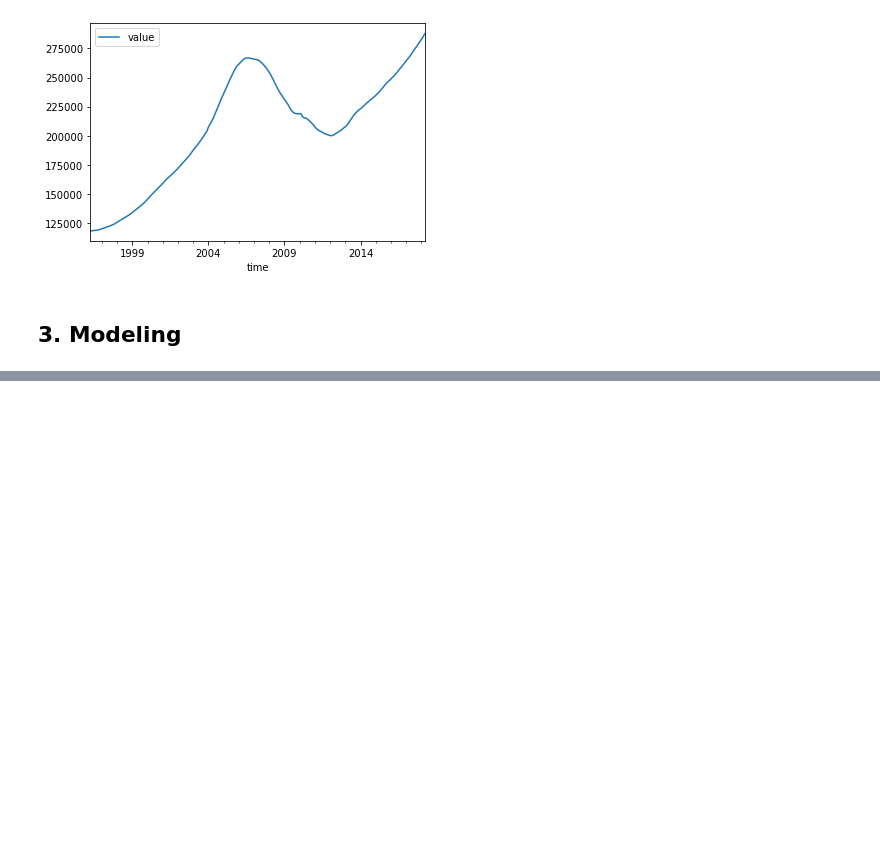
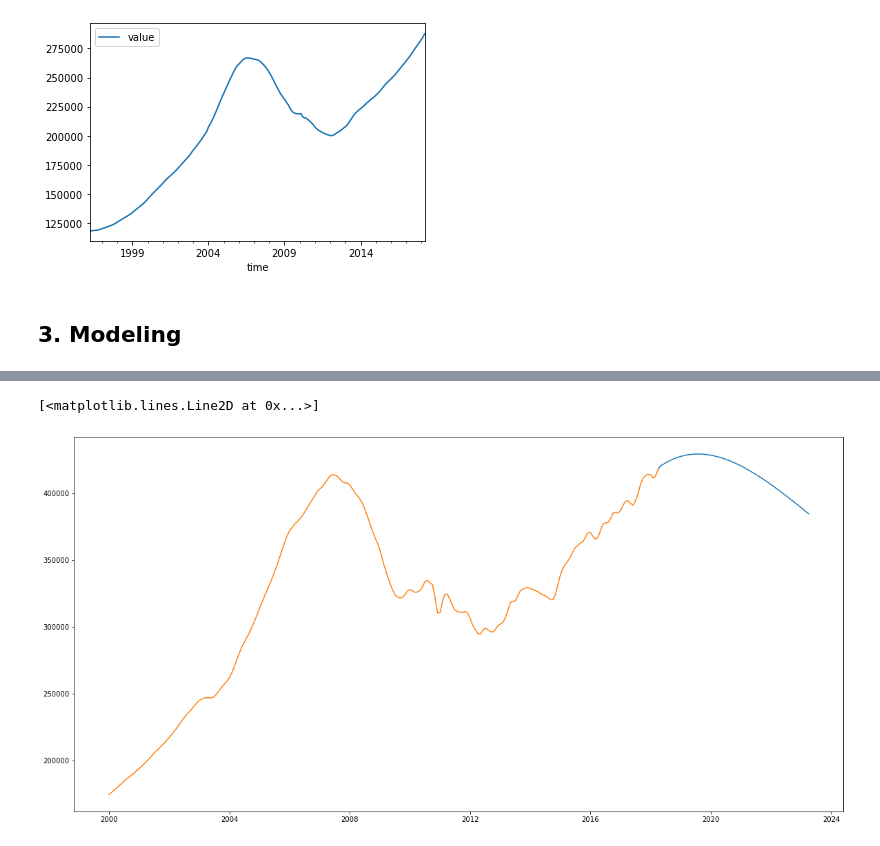
Before and after one commit to MellissaValle/Zillow_Real_Estate_Time_Series_analysis, a Jupyter notebook: Aidan/Aidan's Notebook.ipynb, the cells around one changed output, grey strips where cells are left out. Cells and saved outputs as stored; diff of their text form; code cells hidden in the pictures; blank space fills up the shorter version.

```diff
--- a/Aidan/Aidan's Notebook.ipynb
+++ b/Aidan/Aidan's Notebook.ipynb
@@ -192,0 +203,12 @@ plt.plot(year_2000)
+# %%
+five_year_forecast = test_output.predict('2018-04', '2023-04')
+
+two_thousands = test_melted['2000-01-01': '2018-04']
+
+fig, ax = plt.subplots(figsize=(20,10))
+
+plt.plot(five_year_forecast)
+plt.plot(two_thousands)
+# %% [output]
+[<matplotlib.lines.Line2D at 0x...>]
+[figure, added]
```
Also changed, not shown: parts of 5 cells of this notebook.
